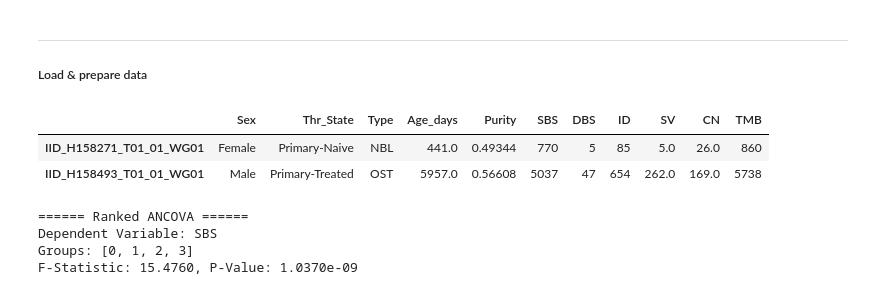
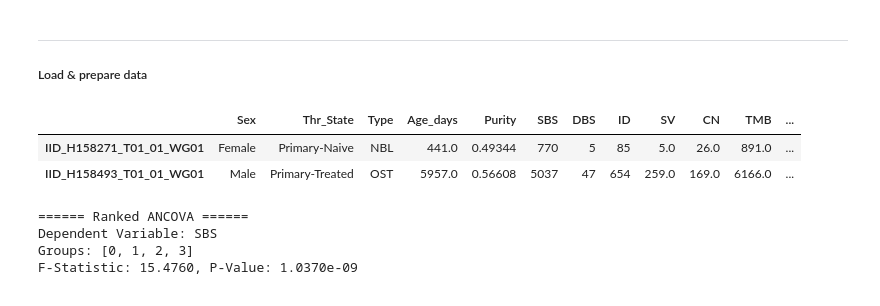
Before and after one commit to shlienlab/mutsigs_therapy, a Jupyter notebook: notebooks/MainFig_2.ipynb, the cells around one changed output. Drawn from its saved outputs; the diff is of its cells as text; code cells hidden in the pictures.

```diff
--- a/notebooks/MainFig_2.ipynb
+++ b/notebooks/MainFig_2.ipynb
@@ -30,6 +30,8 @@ root_dir2 = os.path.dirname(os.getcwd())
 fig_out = os.path.join(root_dir2, 'figures')
 ## Or provide a results path
 #fig_out = '/Users/dir1/dir2/Figures'
+# %%
+source_dir = '/Users/mehdi/Documents/MyRepos/mutsigs_therapy/source_data'
 # %% [markdown]
 -----
 ##### Load helper scripts
@@ -46,12 +46,12 @@ root_dir = '/Users/mehdi/Documents/Nature_Submission'
 -----
 ##### Load & prepare data
 # %%
-kzm_tmb = pd.read_csv(os.path.join(root_dir, 'source_data/KZM_TMBs.txt'), sep='\t', index_col=0)
+kzm_tmb = pd.read_csv(os.path.join(source_dir, 'Fig_2.tsv'), sep='\t', index_col=0)
 kzm_tmb.tail(2)
 # %% [output]
-|  | Sex | Thr_State | Type | Age_days | Purity | SBS | DBS | ID | SV | CN | TMB |
-| IID_H158271_T01_01_WG01 | Female | Primary-Naive | NBL | 441.0 | 0.49344 | 770 | 5 | 85 | 5.0 | 26.0 | 860 |
-| IID_H158493_T01_01_WG01 | Male | Primary-Treated | OST | 5957.0 | 0.56608 | 5037 | 47 | 654 | 262.0 | 169.0 | 5738 |
+|  | Sex | Thr_State | Type | Age_days | Purity | SBS | DBS | ID | SV | CN | TMB | ... |
+| IID_H158271_T01_01_WG01 | Female | Primary-Naive | NBL | 441.0 | 0.49344 | 770 | 5 | 85 | 5.0 | 26.0 | 891.0 | ... |
+| IID_H158493_T01_01_WG01 | Male | Primary-Treated | OST | 5957.0 | 0.56608 | 5037 | 47 | 654 | 259.0 | 169.0 | 6166.0 | ... |
 # %%
 kzm_tmb['Sex_bin'] = [0 if x=='Female' else 1 for x in kzm_tmb.Sex]
 state_dict = {'Primary-Naive': 0, 'Primary-Treated': 1, 'Advanced-Naive': 2, 'Advanced-Treated': 3}
```
Also changed, not shown: parts of 2 cells of this notebook, 1 other file.
